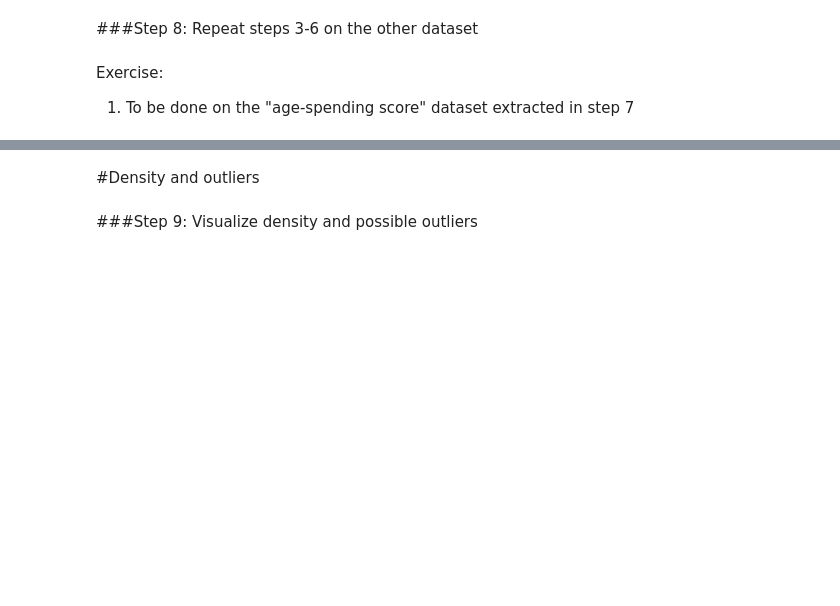
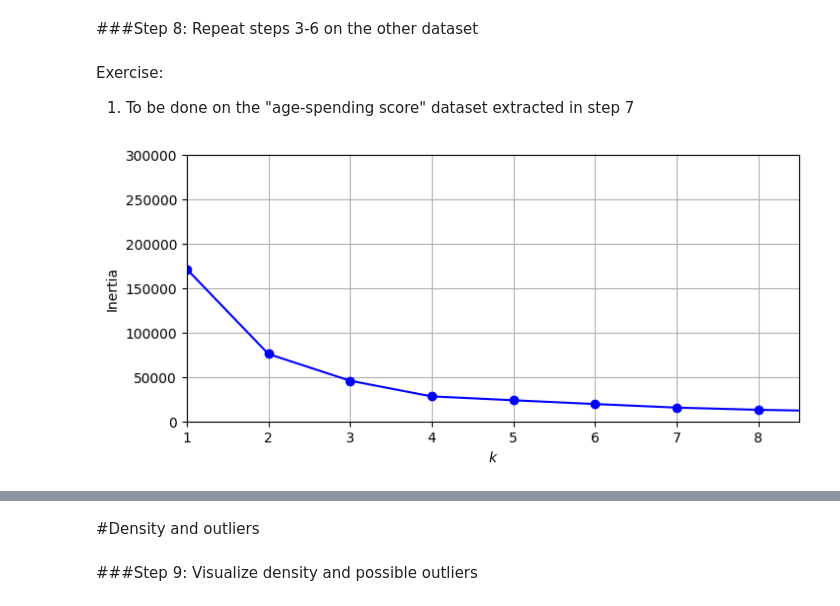
Before and after one commit to Luffeboy/Colabstuff, a Jupyter notebook: Unsupervised_learning_clustering_exercise.ipynb, the cells around one changed output, grey strips where cells are left out. Saved outputs shown, nothing was run; the diff lists cells and outputs as text; code cells hidden in the pictures; blank space fills up the shorter version.

```diff
--- a/Unsupervised_learning_clustering_exercise.ipynb
+++ b/Unsupervised_learning_clustering_exercise.ipynb
@@ -258,3 +258,20 @@ plt.show()
 # %% [markdown]
 Exercise:
 1.   To be done on the "age-spending score" dataset extracted in step 7
+# %%
+kmeans_per_k = [KMeans(n_init=10, n_clusters=k, init = 'k-means++', random_state=42).fit(X)
+                for k in range(1, 10)]
+inertias = [model.inertia_ for model in kmeans_per_k]
+
+silhouette_scores = [silhouette_score(X, model.labels_)
+                     for model in kmeans_per_k[1:]]
+# %%
+plt.figure(figsize=(8, 3.5))
+plt.plot(range(1, 10), inertias, "bo-")
+plt.xlabel("$k$")
+plt.ylabel("Inertia")
+plt.axis([1, 8.5, 0, 300000])
+plt.grid()
+plt.show()
+# %% [output]
+[figure, added]
```
Also changed, not shown: parts of 5 cells of this notebook.
